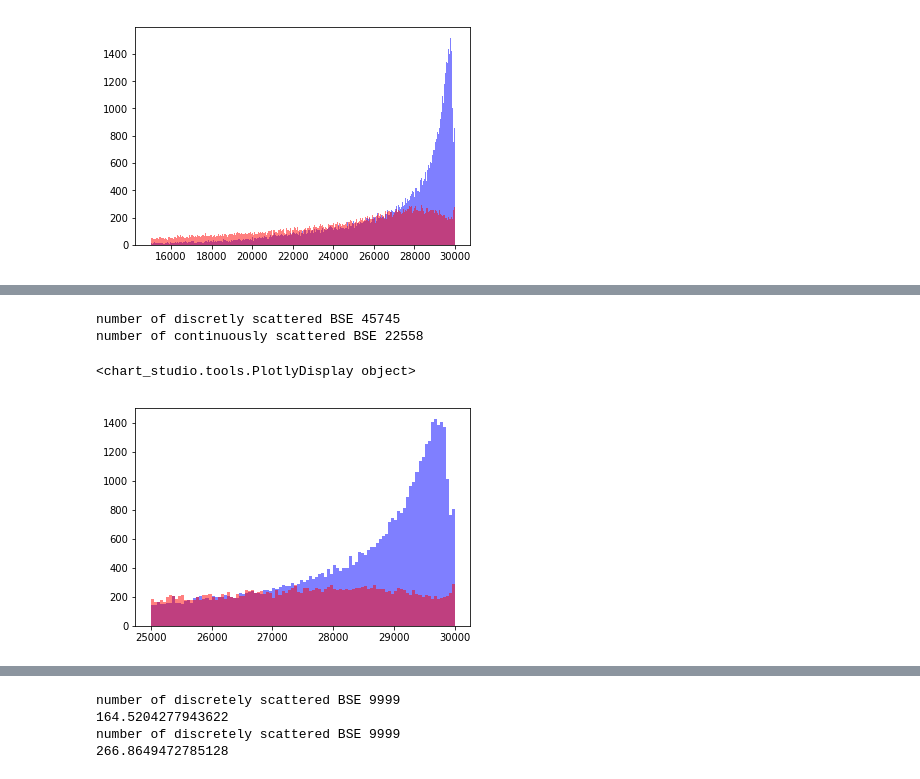
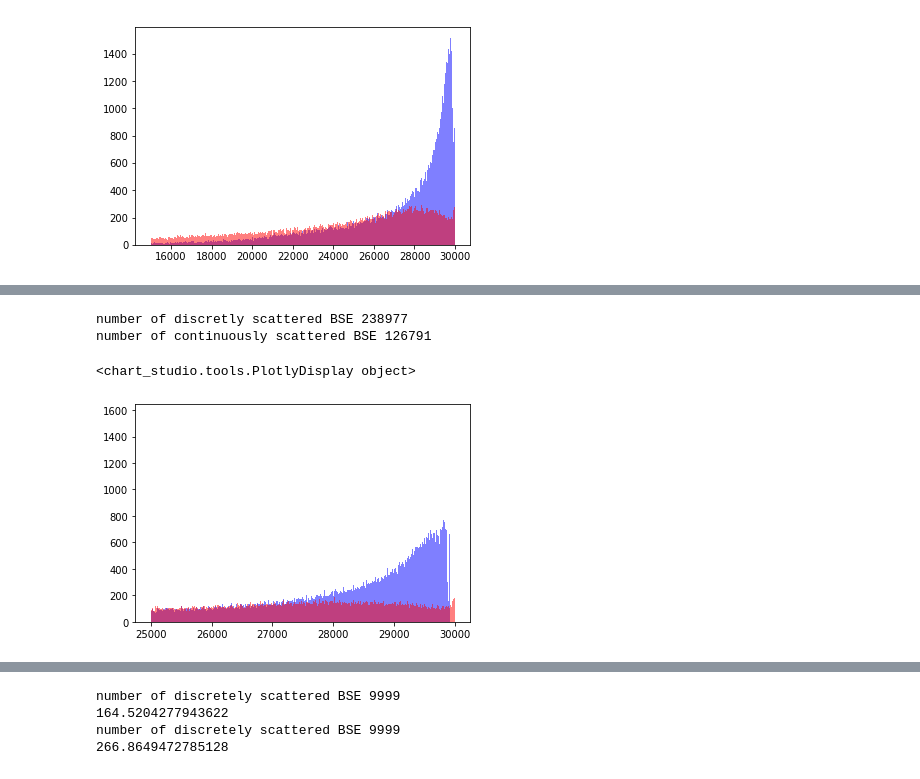
Before and after one commit to elena-pascal/MC-discrete, a Jupyter notebook: ploly_BSE.ipynb, the cells around one changed output, grey strips where cells are left out. Drawn from its saved outputs; the diff is of its cells as text; code cells hidden in the pictures.

```diff
--- a/ploly_BSE.ipynb
+++ b/ploly_BSE.ipynb
@@ -297,16 +433,15 @@ number of continuously scattered BSE 40987
 # %%
-num_bins = 100
+num_bins = 1000
 
 # discrete
-file_discr = 'data/Al_BSE70_tiltDS_Emin25000_Emax30000.h5'
+all_el = pd.read_hdf('data/Al_BSE_DS_short.h5', 'all_electrons')
+energyDS = list(all_el[all_el.values=='backscattered']['energy'])
 
-h5data_d = h5py.File(file_discr,'r+')
-energyDS = h5data_d['BSE']['block0_values'][0]
-print 'number of discretly scattered BSE', len(energyDS)
+print ('number of discretly scattered BSE', len(energyDS))
 
 n_d, bins_d, patches_d = plt.hist(energyDS, num_bins, facecolor='blue', alpha=0.5)
 
-bins_mean = [0.5 * (bins_d[i] + bins_d[i+1]) for i in range(len(n_d))]
+bins_mean = [0.5 * (bins_d[i] + bins_d[i+1]) for i in range(len(n_d)-1)]
 
 trace_discr = go.Scatter(x = bins_mean,
                          y = n_d,
@@ -315,53 +450,53 @@ trace_discr = go.Scatter(x = bins_mean,
                         name = 'discrete',)
 
 
+
+
 # continuous
-file_cont = 'data/Al_BSE70_tiltcont_Emin25000_Emax30000.h5'
+all_el = pd.read_hdf('data/Al_BSE_cont_short.h5', 'all_electrons')
+energy_cont = list(all_el[all_el.values=='backscattered']['energy'])
 
-h5data_c = h5py.File(file_cont,'r+')
-energy_cont = h5data_c['BSE']['block0_values'][0]
-
-print 'number of continuously scattered BSE', len(energy_cont)
+print ('number of continuously scattered BSE', len(energy_cont))
 
 n_c, bins_c, patches_c = plt.hist(energy_cont, num_bins, facecolor='red', alpha=0.5)
 
-bins_mean = [0.5 * (bins_c[i] + bins_c[i+1]) for i in range(len(n_c))]
+bins_mean = [0.5 * (bins_c[i] + bins_c[i+1]) for i in range(len(n_c)-1)]
 
 trace_cont = go.Scatter(x = bins_mean,
                         y = n_c,
                         marker=dict(
                                color = 'rgba(253, 192, 134, .9)',),
                         name = 'continuous',)
 
 
 
 layout_log = go.Layout(
         title = '30 keV incident electrons on a 70 degrees tilted Al sample',
         font=dict( color='#7f7f7f'),
         paper_bgcolor='rgba(0,0,0,0)',
         plot_bgcolor='rgba(0,0,0,0)',
         yaxis=dict(#type='log',
              gridcolor= '#7f7f7f',
              title = 'BSE counts per 5 eV bin (#/5 eV)',
              zerolinecolor='#969696',
             # range=[0, 350]
         ),
         xaxis=dict(
              gridcolor= '#7f7f7f',
              title = 'BSE energy (eV)',
              zerolinecolor='#969696',
              #range=[9017, 10000]
         )
     )
 
 datatrace = [trace_discr, trace_cont]
 fig = go.Figure(data=datatrace, layout=layout_log)
 py.iplot(fig, filename = 'short 30 keV BSE per 5eV at 70 tilt')
 # %% [output]
-number of discretly scattered BSE 45745
-number of continuously scattered BSE 22558
+number of discretly scattered BSE 238977
+number of continuously scattered BSE 126791
 <chart_studio.tools.PlotlyDisplay object>
-[figure, old version]
+[figure, new version]
 # %%
 num_bins = 30
 
```
Also changed, not shown: parts of 4 cells of this notebook, 10 other files.
